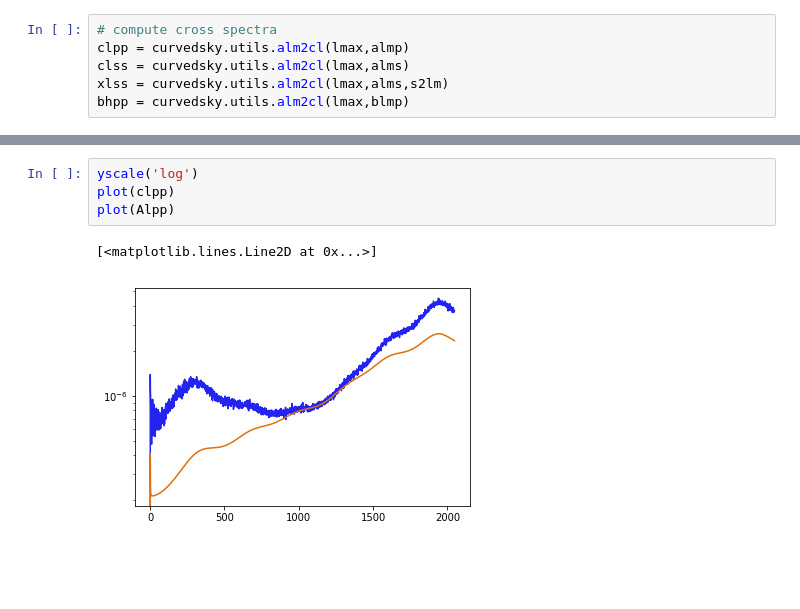
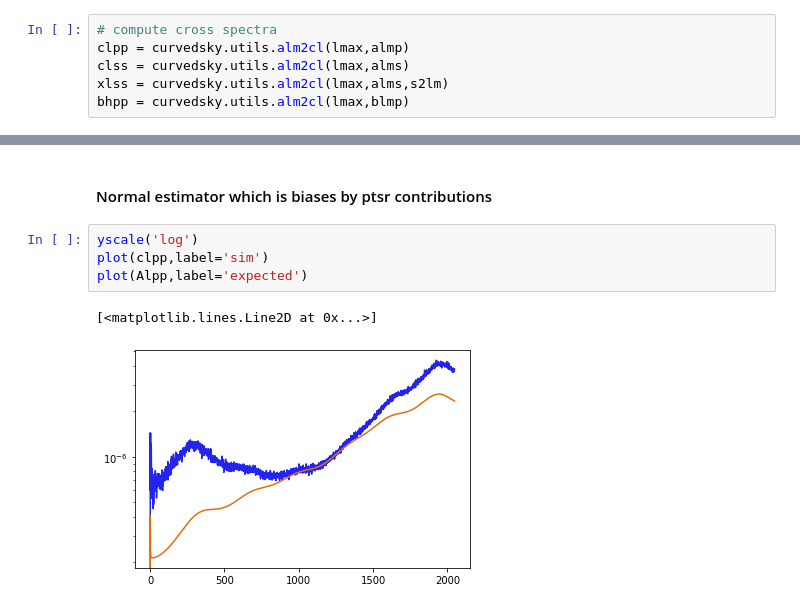
Before and after one commit to toshiyan/cmblensplus, a Jupyter notebook: example/curvedsky_reconstruction/lens_reconstruction_src-hardened.ipynb, the cells around one changed output, grey strips where cells are left out. Saved outputs shown, nothing was run; the diff lists cells and outputs as text; blank space fills up the shorter version.

```diff
--- a/example/curvedsky_reconstruction/lens_reconstruction_src-hardened.ipynb
+++ b/example/curvedsky_reconstruction/lens_reconstruction_src-hardened.ipynb
@@ -111,7 +117,9 @@ hp.mollview(maps,rot=[100,50,10])
+# %% [markdown]
+#### Normal estimator which is biases by ptsr contributions
 # %%
 yscale('log')
-plot(clpp)
-plot(Alpp)
+plot(clpp,label='sim')
+plot(Alpp,label='expected')
 # %% [output]
 [<matplotlib.lines.Line2D at 0x...>]
-[figure, old version]
+[figure, new version]
```
Also changed, not shown: parts of 17 cells of this notebook.
